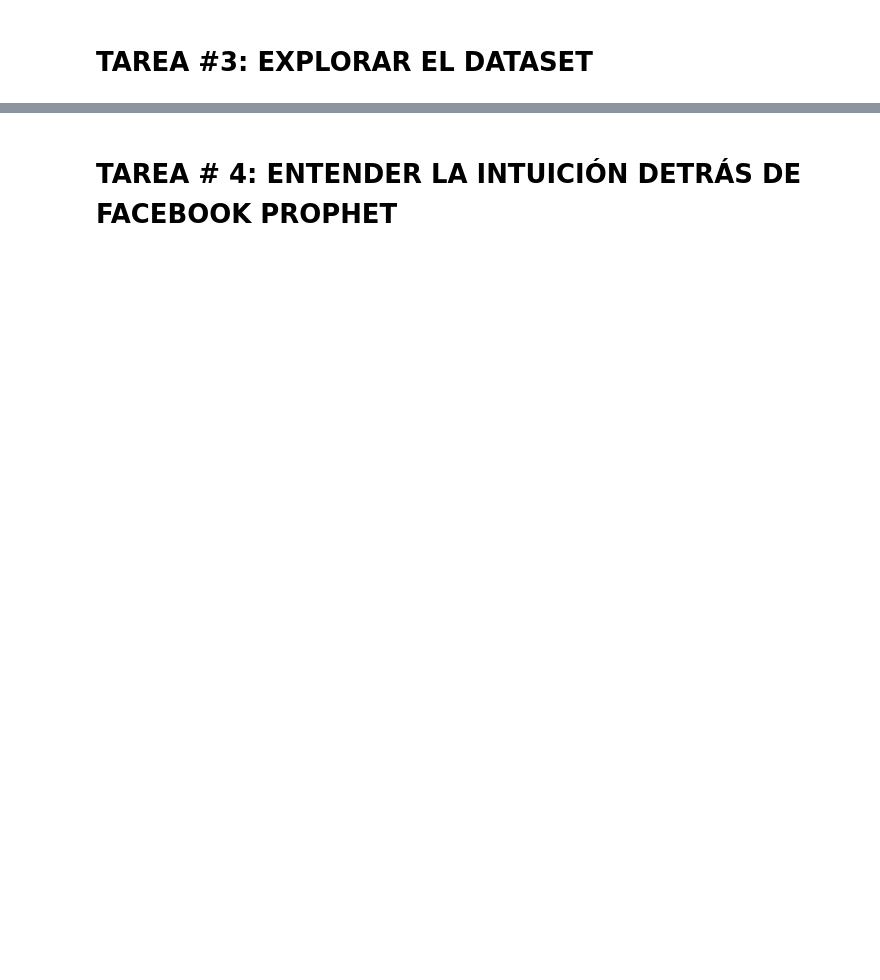
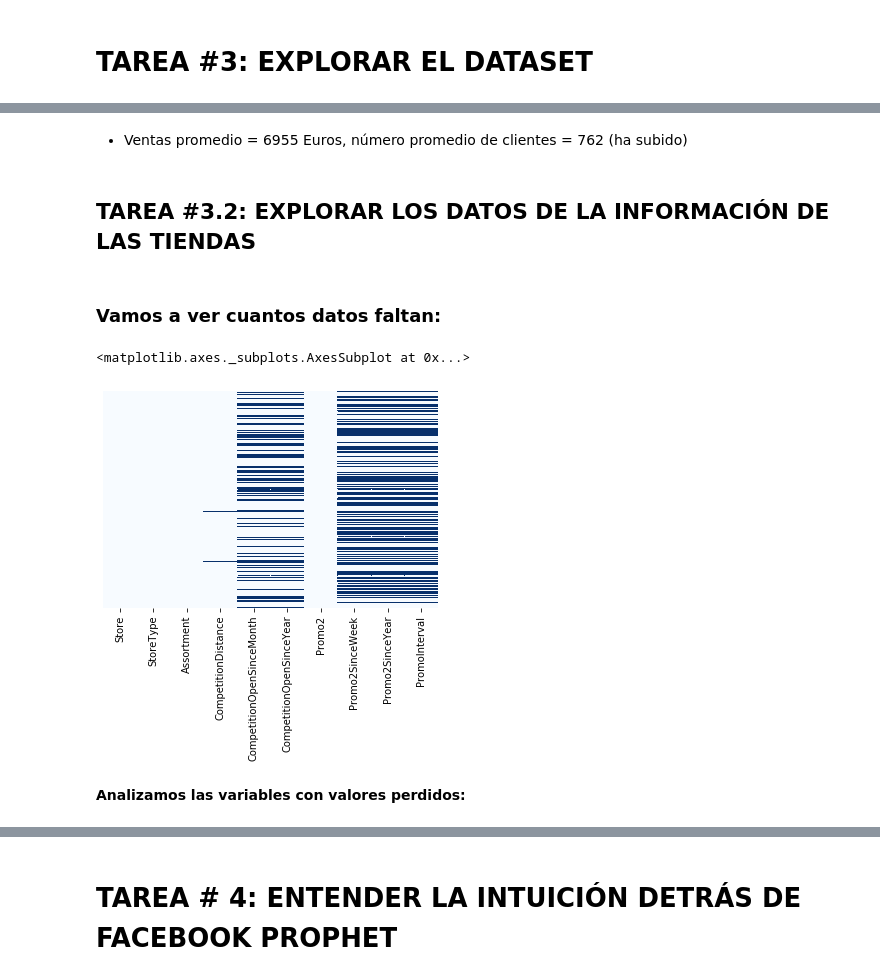
Before and after one commit to dasafo/ds4b, a Jupyter notebook: 3. Sales Department Data/Solución_Departamento_de_Ventas.ipynb, the cells around one changed output, grey strips where cells are left out. Drawn from its saved outputs; the diff is of its cells as text; code cells hidden in the pictures; blank space fills up the shorter version.

```diff
--- a/3. Sales Department Data/Solución_Departamento_de_Ventas.ipynb
+++ b/3. Sales Department Data/Solución_Departamento_de_Ventas.ipynb
@@ -172,0 +121,2 @@ store_info_df.describe()
+# %%
+store_df = pd.read_csv("store.csv")
@@ -526,0 +278,13 @@ sns.violinplot(x = 'Promo', y = 'Customers', data = sales_train_all_df)
+# %% [markdown]
+* Ventas promedio = 6955 Euros, número promedio de clientes = 762 (ha subido)
+# %% [markdown]
+## TAREA #3.2: EXPLORAR LOS DATOS DE LA INFORMACIÓN DE LAS TIENDAS
+# %% [markdown]
+### Vamos a ver cuantos datos faltan:
+# %%
+sns.heatmap(store_df.isnull(), yticklabels=False, cbar=False, cmap = "Blues")
+# %% [output]
+<matplotlib.axes._subplots.AxesSubplot at 0x...>
+[figure, added]
+# %% [markdown]
+**Analizamos las variables con valores perdidos:**
```
Also changed, not shown: parts of 130 cells of this notebook, 5 other files.
